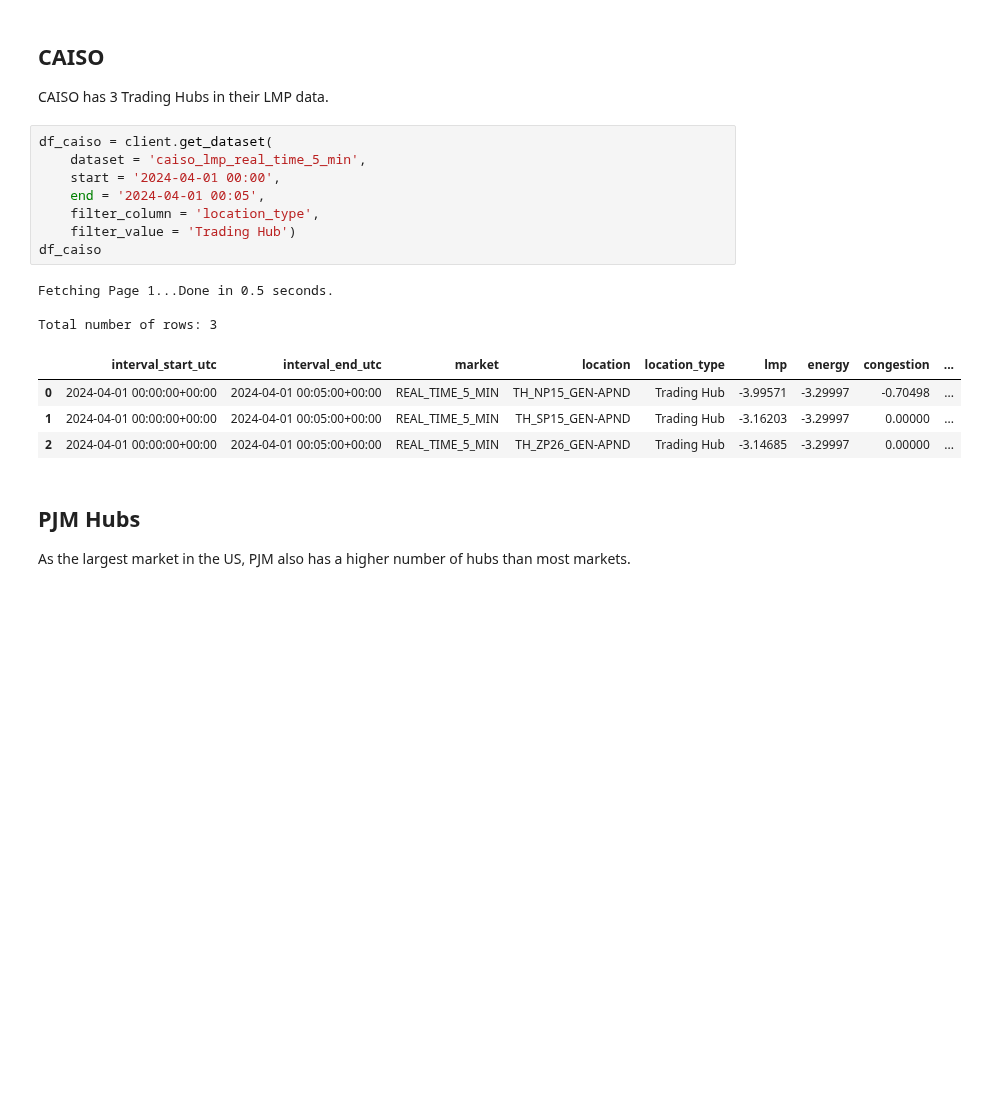
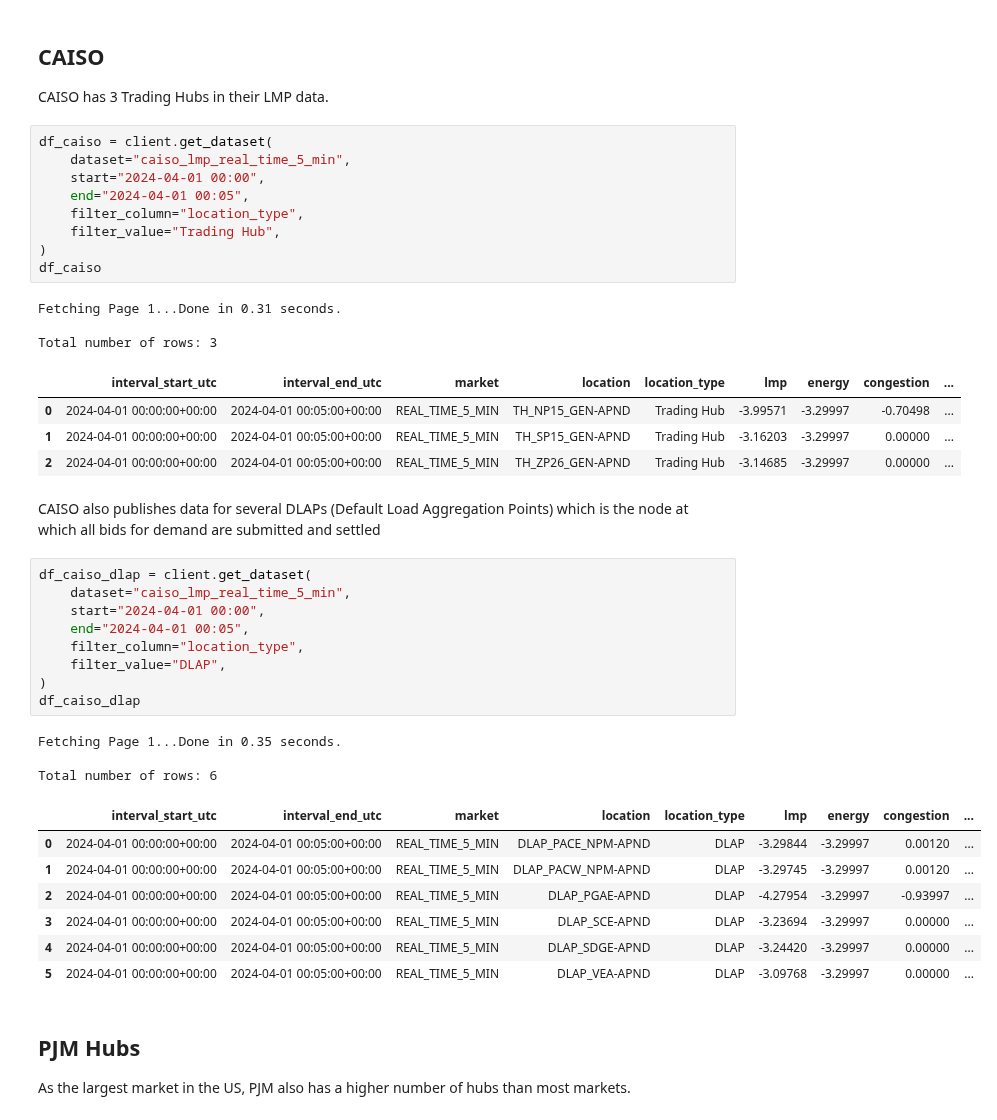
Before and after one commit to gridstatus/gridstatusio, a Jupyter notebook: Examples/ISO Hubs.ipynb, the cells around one changed output. Drawn from its saved outputs; the diff is of its cells as text; blank space fills up the shorter version.

```diff
--- a/Examples/ISO Hubs.ipynb
+++ b/Examples/ISO Hubs.ipynb
@@ -82,20 +106,43 @@ Total number of rows: 7
 CAISO has 3 Trading Hubs in their LMP data.
 # %%
 df_caiso = client.get_dataset(
-    dataset = 'caiso_lmp_real_time_5_min',
-    start = '2024-04-01 00:00',
-    end = '2024-04-01 00:05',
-    filter_column = 'location_type',
-    filter_value = 'Trading Hub')
+    dataset="caiso_lmp_real_time_5_min",
+    start="2024-04-01 00:00",
+    end="2024-04-01 00:05",
+    filter_column="location_type",
+    filter_value="Trading Hub",
+)
 df_caiso
 # %% [output]
-Fetching Page 1...Done in 0.5 seconds.
+Fetching Page 1...Done in 0.31 seconds.
 
 Total number of rows: 3
 |  | interval_start_utc | interval_end_utc | market | location | location_type | lmp | energy | congestion | ... |
 | 0 | 2024-04-01 00:00:00+00:00 | 2024-04-01 00:05:00+00:00 | REAL_TIME_5_MIN | TH_NP15_GEN-APND | Trading Hub | -3.99571 | -3.29997 | -0.70498 | ... |
 | 1 | 2024-04-01 00:00:00+00:00 | 2024-04-01 00:05:00+00:00 | REAL_TIME_5_MIN | TH_SP15_GEN-APND | Trading Hub | -3.16203 | -3.29997 | 0.00000 | ... |
 | 2 | 2024-04-01 00:00:00+00:00 | 2024-04-01 00:05:00+00:00 | REAL_TIME_5_MIN | TH_ZP26_GEN-APND | Trading Hub | -3.14685 | -3.29997 | 0.00000 | ... |
+# %% [markdown]
+CAISO also publishes data for several DLAPs (Default Load Aggregation Points) which is the node at which all bids for demand are submitted and settled
+# %%
+df_caiso_dlap = client.get_dataset(
+    dataset="caiso_lmp_real_time_5_min",
+    start="2024-04-01 00:00",
+    end="2024-04-01 00:05",
+    filter_column="location_type",
+    filter_value="DLAP",
+)
+df_caiso_dlap
+# %% [output]
+Fetching Page 1...Done in 0.35 seconds.
+
+Total number of rows: 6
+|  | interval_start_utc | interval_end_utc | market | location | location_type | lmp | energy | congestion | ... |
+| 0 | 2024-04-01 00:00:00+00:00 | 2024-04-01 00:05:00+00:00 | REAL_TIME_5_MIN | DLAP_PACE_NPM-APND | DLAP | -3.29844 | -3.29997 | 0.00120 | ... |
+| 1 | 2024-04-01 00:00:00+00:00 | 2024-04-01 00:05:00+00:00 | REAL_TIME_5_MIN | DLAP_PACW_NPM-APND | DLAP | -3.29745 | -3.29997 | 0.00120 | ... |
+| 2 | 2024-04-01 00:00:00+00:00 | 2024-04-01 00:05:00+00:00 | REAL_TIME_5_MIN | DLAP_PGAE-APND | DLAP | -4.27954 | -3.29997 | -0.93997 | ... |
+| 3 | 2024-04-01 00:00:00+00:00 | 2024-04-01 00:05:00+00:00 | REAL_TIME_5_MIN | DLAP_SCE-APND | DLAP | -3.23694 | -3.29997 | 0.00000 | ... |
+| 4 | 2024-04-01 00:00:00+00:00 | 2024-04-01 00:05:00+00:00 | REAL_TIME_5_MIN | DLAP_SDGE-APND | DLAP | -3.24420 | -3.29997 | 0.00000 | ... |
+| 5 | 2024-04-01 00:00:00+00:00 | 2024-04-01 00:05:00+00:00 | REAL_TIME_5_MIN | DLAP_VEA-APND | DLAP | -3.09768 | -3.29997 | 0.00000 | ... |
 # %% [markdown]
 ## PJM Hubs
 As the largest market in the US, PJM also has a higher number of hubs than most markets.
```
Also changed, not shown: parts of 13 cells of this notebook, 1 other file.
